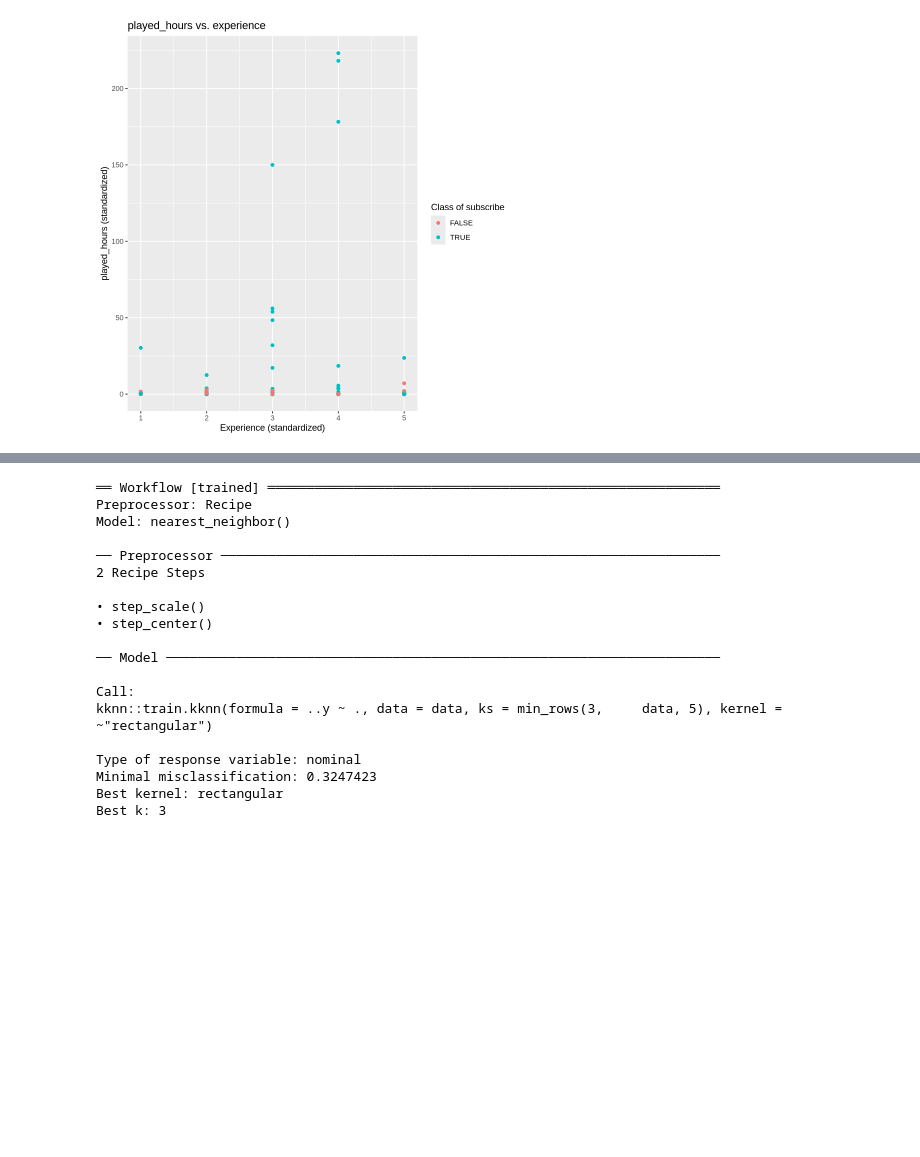
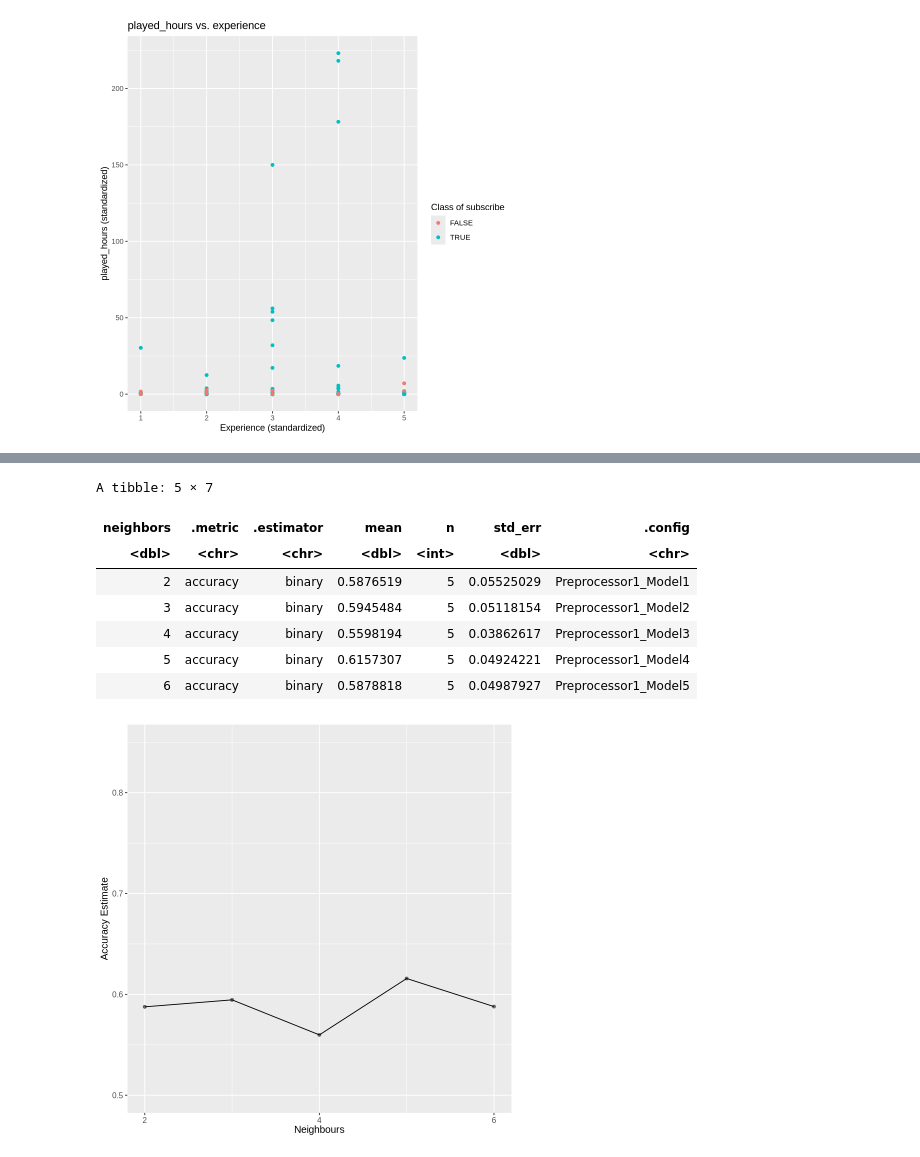
Before and after one commit to AdrianProgramming/dsci-100-2025s1-adrian, a Jupyter notebook: minecraft.ipynb, the cells around one changed output, grey strips where cells are left out. Cells and saved outputs as stored; diff of their text form; code cells hidden in the pictures; blank space fills up the shorter version.

```diff
--- a/minecraft.ipynb
+++ b/minecraft.ipynb
@@ -178,34 +158,49 @@ minecraft_recipe <- recipe(subscribe ~ experience + Age +  played_hours, data =
    step_scale(experience, Age, played_hours) |>
    step_center(experience, Age, played_hours)
 # %%
-knn_spec <- nearest_neighbor(weight_func = "rectangular", neighbors = 3) |>
+k_vals <- tibble(neighbors = seq(from = 2, to = 6, by = 1))
+
+training_counts_vfold <- vfold_cv(minecraft_train, v=5, strata=subscribe)
+
+knn_spec <- nearest_neighbor(weight_func = "rectangular", neighbors = tune()) |>
       set_engine("kknn") |>
       set_mode("classification")
 
-minecraft_fit <- workflow() |>
-      add_recipe(minecraft_recipe) |>
-      add_model(knn_spec) |>
-      fit(data = newest_players)
+# minecraft_fit <- workflow() |>
+#       add_recipe(minecraft_recipe) |>
+#       add_model(knn_spec) |>
+#       fit(data = minecraft_train)
 
-minecraft_fit
+# minecraft_fit
+
+knn_results <- workflow() |>
+  add_recipe(minecraft_recipe) |>
+  add_model(knn_spec) |>
+  tune_grid(resamples = training_counts_vfold, grid = k_vals) |>
+  collect_metrics()
+
+accuracies_lots <- knn_results |>
+  filter(.metric == "accuracy")
+
+accuracies_lots
+
+cross_val_plot <- ggplot(accuracies_lots, aes(x = neighbors, y = mean))+
+  geom_point(alpha = 0.5) +
+  geom_line() +
+  labs(x = "Neighbours", y = "Accuracy Estimate") +
+  theme(text = element_text(size = 12))+
+  scale_x_continuous(breaks=seq(0, 20, 2))+
+  scale_y_continuous(limits=c(0.5, 0.85))
+
+cross_val_plot
 # %% [output]
-══ Workflow [trained] ══════════════════════════════════════════════════════════
-Preprocessor: Recipe
-Model: nearest_neighbor()
-
-── Preprocessor ────────────────────────────────────────────────────────────────
-2 Recipe Steps
-
-• step_scale()
-• step_center()
-
-── Model ───────────────────────────────────────────────────────────────────────
-
-Call:
-kknn::train.kknn(formula = ..y ~ ., data = data, ks = min_rows(3,     data, 5), kernel = ~"rectangular")
-
-Type of response variable: nominal
-Minimal misclassification: 0.3247423
-Best kernel: rectangular
-Best k: 3
+A tibble: 5 × 7
+| neighbors | .metric | .estimator | mean | n | std_err | .config |
+| <dbl> | <chr> | <chr> | <dbl> | <int> | <dbl> | <chr> |
+| 2 | accuracy | binary | 0.5876519 | 5 | 0.05525029 | Preprocessor1_Model1 |
+| 3 | accuracy | binary | 0.5945484 | 5 | 0.05118154 | Preprocessor1_Model2 |
+| 4 | accuracy | binary | 0.5598194 | 5 | 0.03862617 | Preprocessor1_Model3 |
+| 5 | accuracy | binary | 0.6157307 | 5 | 0.04924221 | Preprocessor1_Model4 |
+| 6 | accuracy | binary | 0.5878818 | 5 | 0.04987927 | Preprocessor1_Model5 |
+[figure, added]
 # %%
```
Also changed, not shown: parts of 11 cells of this notebook.
